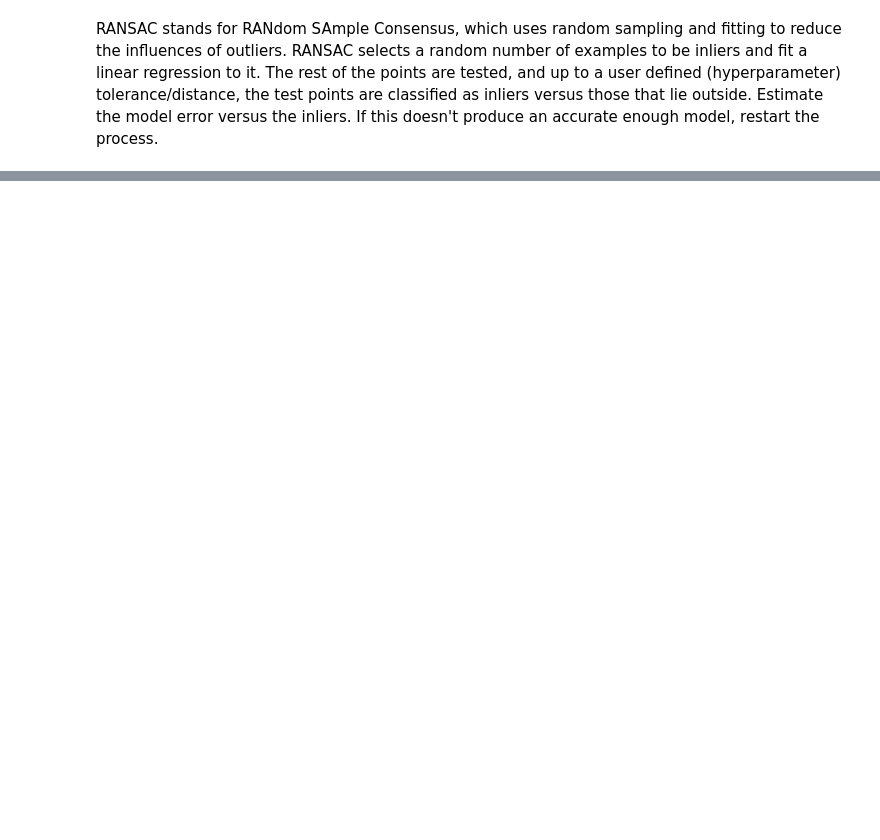
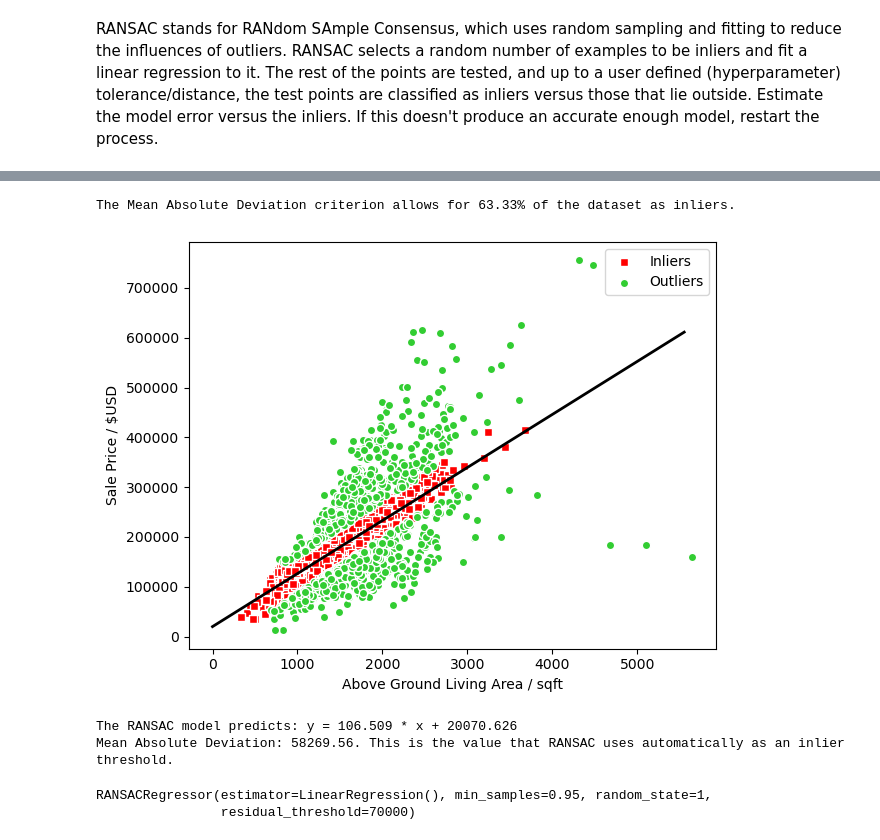
Before and after one commit to sadityag/Machine_Learning_Sebastian_Raschka, a Jupyter notebook: Regression/Linear_Regression/RANSAC.ipynb, the cells around one changed output, grey strips where cells are left out. Drawn from its saved outputs; the diff is of its cells as text; code cells hidden in the pictures; blank space fills up the shorter version.

Commit message:
Concluded Linear regression with metrics, and variants including RANSAC, regularization and polynomial features. Started exposition on Random Forest regressors.

```diff
--- a/Regression/Linear_Regression/RANSAC.ipynb
+++ b/Regression/Linear_Regression/RANSAC.ipynb
@@ -40,0 +43,41 @@ ransac.fit(X, y)
+# %%
+inlier_mask = ransac.inlier_mask_
+outlier_mask = np.logical_not(inlier_mask)
+X_line = np.arange(0, np.max(X), 150)
+prediction_line = ransac.predict(X_line.reshape(-1, 1))
+
+print(f"The Mean Absolute Deviation criterion allows for {np.mean(inlier_mask)*100:.2f}% of the dataset as inliers.")
+
+plt.scatter(X[inlier_mask], y[inlier_mask], c='red', marker='s', label="Inliers", edgecolor='white')
+plt.scatter(X[outlier_mask], y[outlier_mask], c='limegreen', marker='o', label="Outliers", edgecolor='white')
+
+plt.plot(X_line, prediction_line, color='black', lw=2)
+plt.xlabel('Above Ground Living Area / sqft')
+plt.ylabel('Sale Price / $USD')
+plt.legend(loc='best')
+plt.tight_layout()
+plt.show()
+# %% [output]
+The Mean Absolute Deviation criterion allows for 63.33% of the dataset as inliers.
+[figure, added]
+# %%
+# Clearly this is far more robust than before - the outliers are not considered
+print(f"The RANSAC model predicts: y = {ransac.estimator_.coef_[0]:.3f} * x + {ransac.estimator_.intercept_:.3f}")
+print(f"Mean Absolute Deviation: {np.mean(np.abs(y - np.mean(y))):.2f}. This is the value that RANSAC uses automatically as an inlier threshold.")
+# %% [output]
+The RANSAC model predicts: y = 106.509 * x + 20070.626
+Mean Absolute Deviation: 58269.56. This is the value that RANSAC uses automatically as an inlier threshold.
+# %%
+# To increase the number of points accepted as inliers is to increase the threshold value
+ransac2 = RANSACRegressor(LinearRegression(),
+                         max_trials=100, # Number of RANSAC iterations to perform
+                         min_samples=0.95, # Number of randomly chosen data points need to make up at least 95% of the dataset
+                         residual_threshold=70000, # sklearn defaults to Mean Absolute Deviation of the target
+                         random_state=1)
+
+# The residual threshold is a model specific criterion value that needs to be adapted appropriately
+
+ransac2.fit(X, y)
+# %% [output]
+RANSACRegressor(estimator=LinearRegression(), min_samples=0.95, random_state=1,
+                residual_threshold=70000)
```
Also changed, not shown: parts of 3 cells of this notebook, 4 other files.
